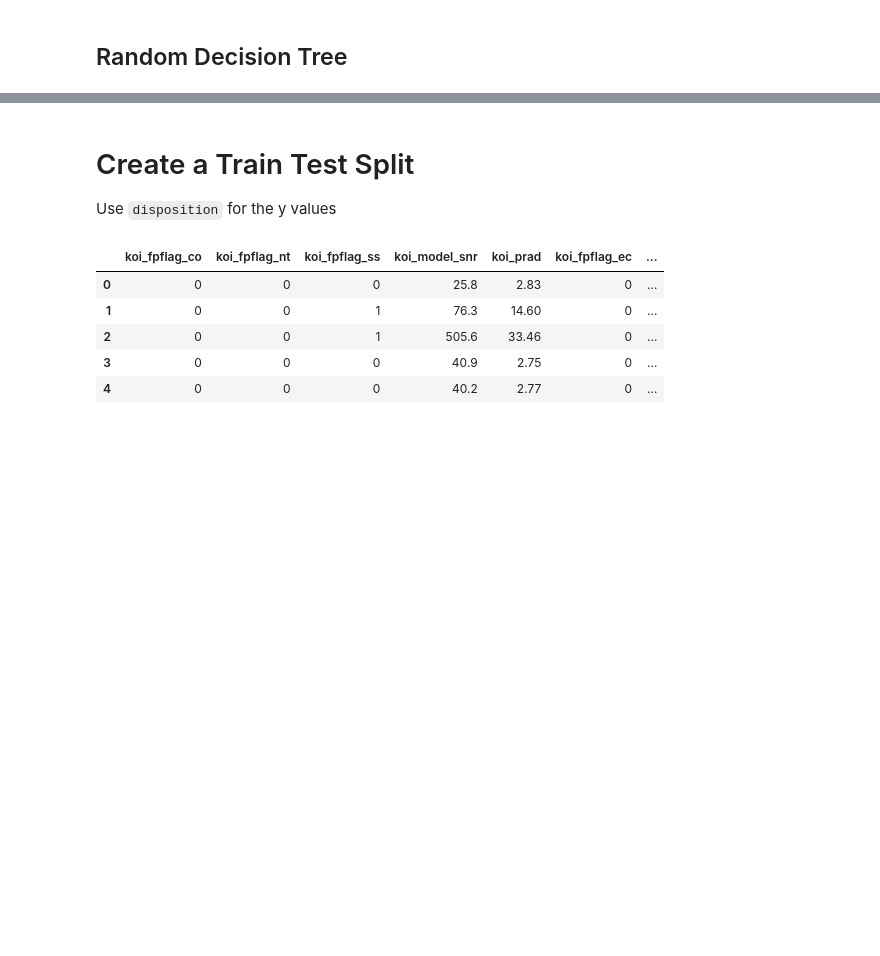
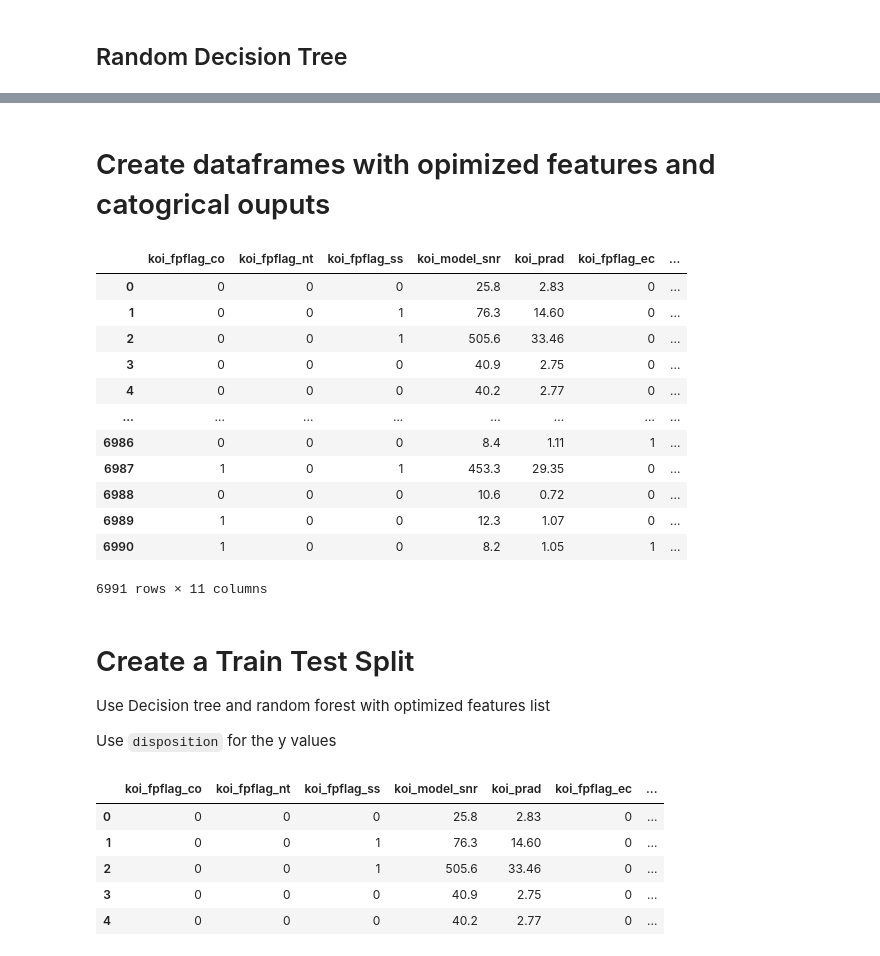
Before and after one commit to PHoogestraat/machine-learning-challenge, a Jupyter notebook: ml_find_features.ipynb, the cells around one changed output, grey strips where cells are left out. Drawn from its saved outputs; the diff is of its cells as text; code cells hidden in the pictures; blank space fills up the shorter version.

```diff
--- a/ml_find_features.ipynb
+++ b/ml_find_features.ipynb
@@ -205,17 +258,33 @@ top10_featrues
+# %% [markdown]
+# Create dataframes with opimized features and catogrical ouputs
 # %%
-# Set features. This will also be used as your x values.
-selected_features_df = moidfied_data[['koi_fpflag_co',
+# Master dataset with catagorical diposition
+selected_features_df = moidfied_data_df[['koi_fpflag_co',
                                       'koi_fpflag_nt',
                                       'koi_fpflag_ss',
                                       'koi_model_snr',
                                       'koi_prad',
                                       'koi_fpflag_ec',
                                       'koi_duration_err1',
                                       'koi_prad_err2',
                                       'koi_prad_err1',
                                       'koi_duration_err2',
                                       'disposition']]
-#selected_features_df
+selected_features_df
+# %% [output]
+|  | koi_fpflag_co | koi_fpflag_nt | koi_fpflag_ss | koi_model_snr | koi_prad | koi_fpflag_ec | ... |
+| 0 | 0 | 0 | 0 | 25.8 | 2.83 | 0 | ... |
+| 1 | 0 | 0 | 1 | 76.3 | 14.60 | 0 | ... |
+| 2 | 0 | 0 | 1 | 505.6 | 33.46 | 0 | ... |
+| 3 | 0 | 0 | 0 | 40.9 | 2.75 | 0 | ... |
+| 4 | 0 | 0 | 0 | 40.2 | 2.77 | 0 | ... |
+| ... | ... | ... | ... | ... | ... | ... | ... |
+| 6986 | 0 | 0 | 0 | 8.4 | 1.11 | 1 | ... |
+| 6987 | 1 | 0 | 1 | 453.3 | 29.35 | 0 | ... |
+| 6988 | 0 | 0 | 0 | 10.6 | 0.72 | 0 | ... |
+| 6989 | 1 | 0 | 0 | 12.3 | 1.07 | 0 | ... |
+| 6990 | 1 | 0 | 0 | 8.2 | 1.05 | 1 | ... |
+6991 rows × 11 columns
 # %%
 # save to csv for other models
 file = "Top_10_features_disposition_data.csv"
@@ -224,5 +304,6 @@ selected_features_df.to_csv(path_file)
 # %% [markdown]
 # Create a Train Test Split
+Use Decision tree and random forest with optimized features list
 
 Use `disposition` for the y values
 # %%
```
Also changed, not shown: parts of 38 cells of this notebook, 4 other files.
